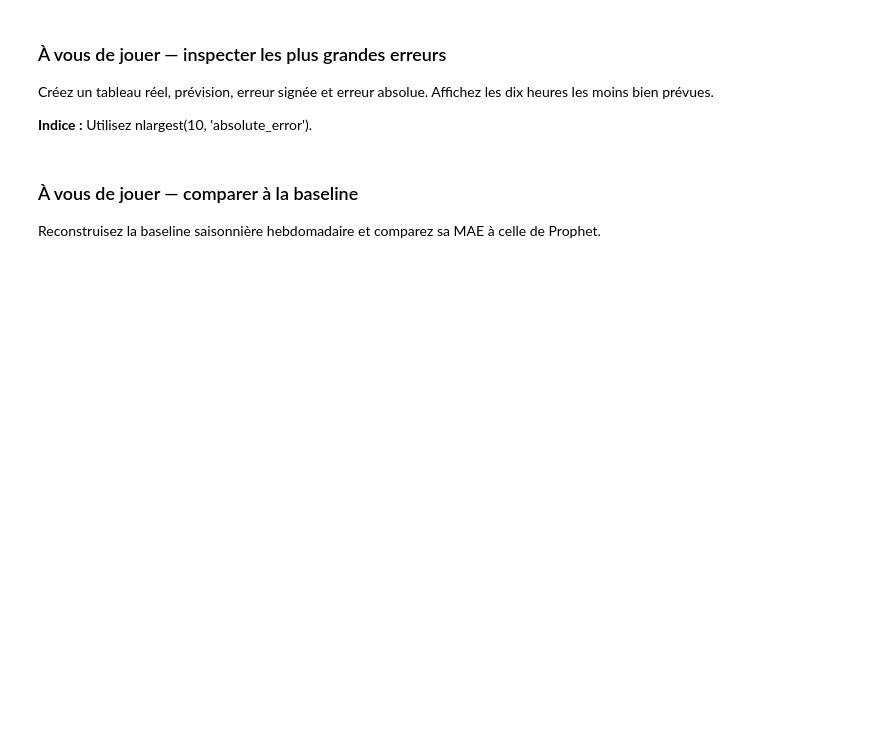
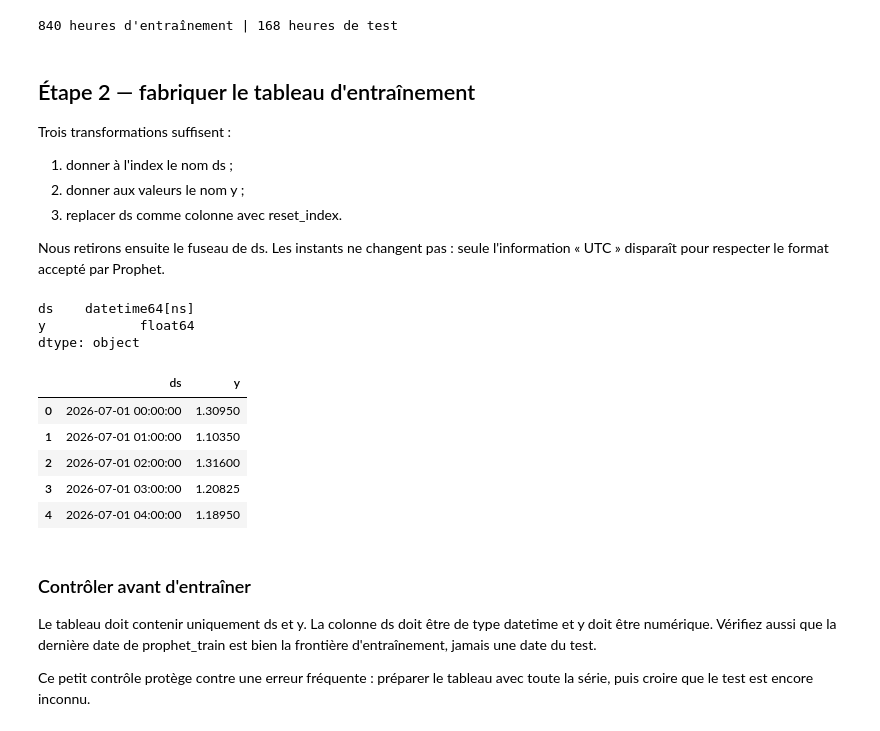
Before and after one commit to Mfivez/time-series-detection-anomalie, a Jupyter notebook: jour_02/02_prevoir_avec_prophet.ipynb, the cells around one changed output. Drawn from its saved outputs; the diff is of its cells as text; code cells hidden in the pictures; blank space fills up the shorter version.

```diff
--- a/jour_02/02_prevoir_avec_prophet.ipynb
+++ b/jour_02/02_prevoir_avec_prophet.ipynb
@@ -77,23 +78,71 @@ print(f"RMSE : {rmse:.3f} kW")
 # %%
-ax = test.plot(figsize=(13, 4), color="black", label="réel")
-predicted.plot(ax=ax, label="Prophet", color="tab:blue")
-ax.set_title("Prévision Prophet — puissance électrique")
-ax.set_ylabel("kW")
-ax.legend()
-plt.show()
+import math
+from pathlib import Path
 
-model.plot_components(model.predict(future))
-plt.show()
+import matplotlib.pyplot as plt
+import numpy as np
+import pandas as pd
+from prophet import Prophet
+from sklearn.metrics import mean_absolute_error, mean_squared_error
+
+
+def find_project_root() -> Path:
+    for candidate in (Path.cwd(), *Path.cwd().parents):
+        if (candidate / "datasets").is_dir():
+            return candidate
+    raise FileNotFoundError("Dossier datasets introuvable. Lancez Jupyter depuis le projet.")
+
+
+ROOT = find_project_root()
+DATA_DIR = ROOT / "datasets"
+plt.style.use("seaborn-v0_8-whitegrid")
+
+df = pd.read_csv(DATA_DIR / "prepared" / "iot_hvac_clean.csv")
+df["timestamp"] = pd.to_datetime(df["timestamp"], utc=True)
+hourly = df.set_index("timestamp")["power_kw"].resample("1h").mean()
+
+cutoff = hourly.index.max() - pd.Timedelta(days=7)
+train = hourly.loc[hourly.index <= cutoff]
+test = hourly.loc[hourly.index > cutoff]
+
+assert train.index.max() < test.index.min()
+assert len(test) == 7 * 24
+print(len(train), "heures d'entraînement |", len(test), "heures de test")
+# %% [output]
+840 heures d'entraînement | 168 heures de test
 # %% [markdown]
-### À vous de jouer — inspecter les plus grandes erreurs
+## Étape 2 — fabriquer le tableau d'entraînement
 
-Créez un tableau réel, prévision, erreur signée et erreur absolue. Affichez les dix heures les moins bien prévues.
+Trois transformations suffisent :
 
-**Indice :** Utilisez nlargest(10, 'absolute_error').
+1. donner à l'index le nom ds ;
+2. donner aux valeurs le nom y ;
+3. replacer ds comme colonne avec reset_index.
+
+Nous retirons ensuite le fuseau de ds. Les instants ne changent pas : seule l'information « UTC » disparaît pour respecter le format accepté par Prophet.
 # %%
-# Écrivez votre code ici.
-pass
+prophet_train = (
+    train.rename_axis("ds")
+    .rename("y")
+    .reset_index()
+)
+prophet_train["ds"] = prophet_train["ds"].dt.tz_localize(None)
+
+print(prophet_train.dtypes)
+prophet_train.head()
+# %% [output]
+ds    datetime64[ns]
+y            float64
+dtype: object
+|  | ds | y |
+| 0 | 2026-07-01 00:00:00 | 1.30950 |
+| 1 | 2026-07-01 01:00:00 | 1.10350 |
+| 2 | 2026-07-01 02:00:00 | 1.31600 |
+| 3 | 2026-07-01 03:00:00 | 1.20825 |
+| 4 | 2026-07-01 04:00:00 | 1.18950 |
 # %% [markdown]
-### À vous de jouer — comparer à la baseline
+### Contrôler avant d'entraîner
 
-Reconstruisez la baseline saisonnière hebdomadaire et comparez sa MAE à celle de Prophet.
+Le tableau doit contenir uniquement ds et y. La colonne ds doit être de type datetime et y doit être numérique. Vérifiez aussi que la dernière date de prophet_train est bien la frontière d'entraînement, jamais une date du test.
+
+Ce petit contrôle protège contre une erreur fréquente : préparer le tableau avec toute la série, puis croire que le test est encore inconnu.
```
Also changed, not shown: parts of 35 cells of this notebook, 3 other files.
